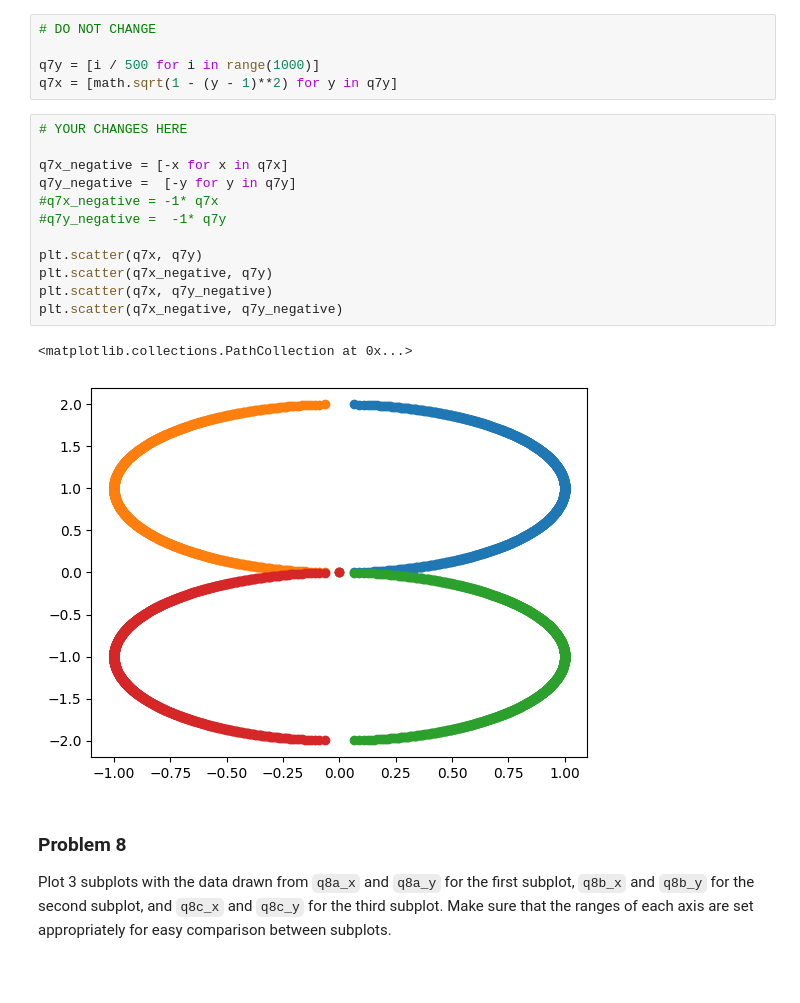
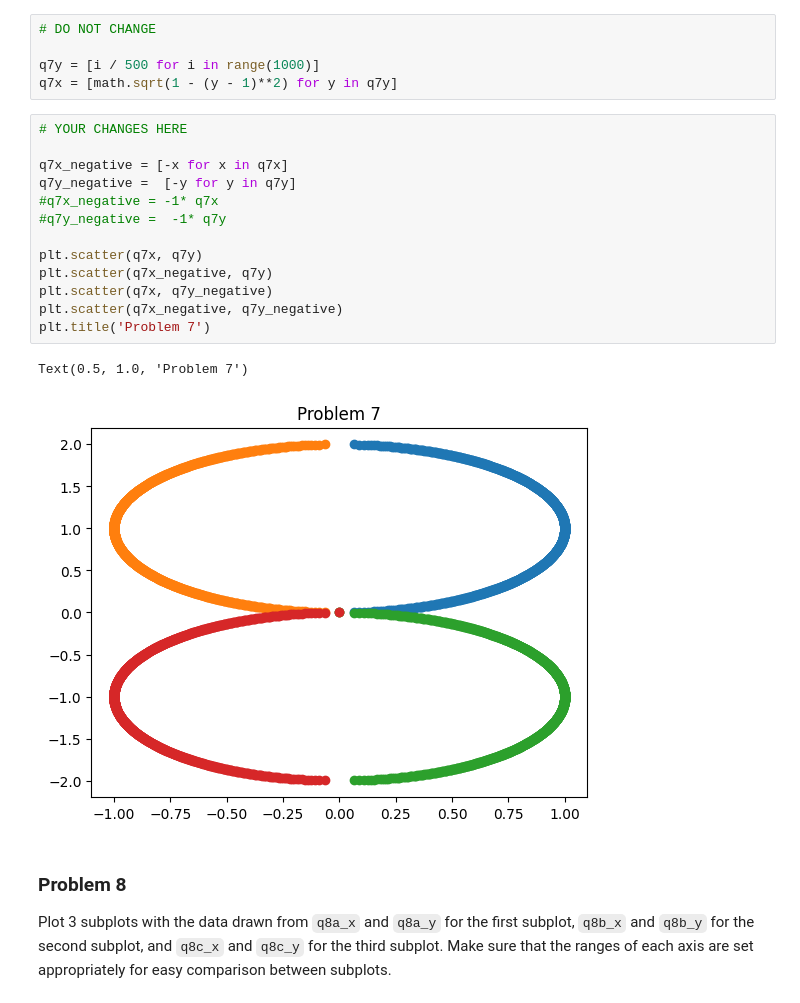
Before and after one commit to manningdbu/dx602-homework-05, a Jupyter notebook: homework.ipynb, the cells around one changed output. Cells and saved outputs as stored; diff of their text form; blank space fills up the shorter version.

```diff
--- a/homework.ipynb
+++ b/homework.ipynb
@@ -195,18 +205,19 @@ q7x = [math.sqrt(1 - (y - 1)**2) for y in q7y]
 # %%
 # YOUR CHANGES HERE
 
 q7x_negative = [-x for x in q7x]
 q7y_negative =  [-y for y in q7y]
 #q7x_negative = -1* q7x
 #q7y_negative =  -1* q7y
 
 plt.scatter(q7x, q7y)
 plt.scatter(q7x_negative, q7y)
 plt.scatter(q7x, q7y_negative)
 plt.scatter(q7x_negative, q7y_negative)
+plt.title('Problem 7')
 # %% [output]
-<matplotlib.collections.PathCollection at 0x...>
+Text(0.5, 1.0, 'Problem 7')
-[figure, old version]
+[figure, new version]
 # %% [markdown]
 ### Problem 8
 
```
Also changed, not shown: parts of 27 cells of this notebook, 1 other file.
